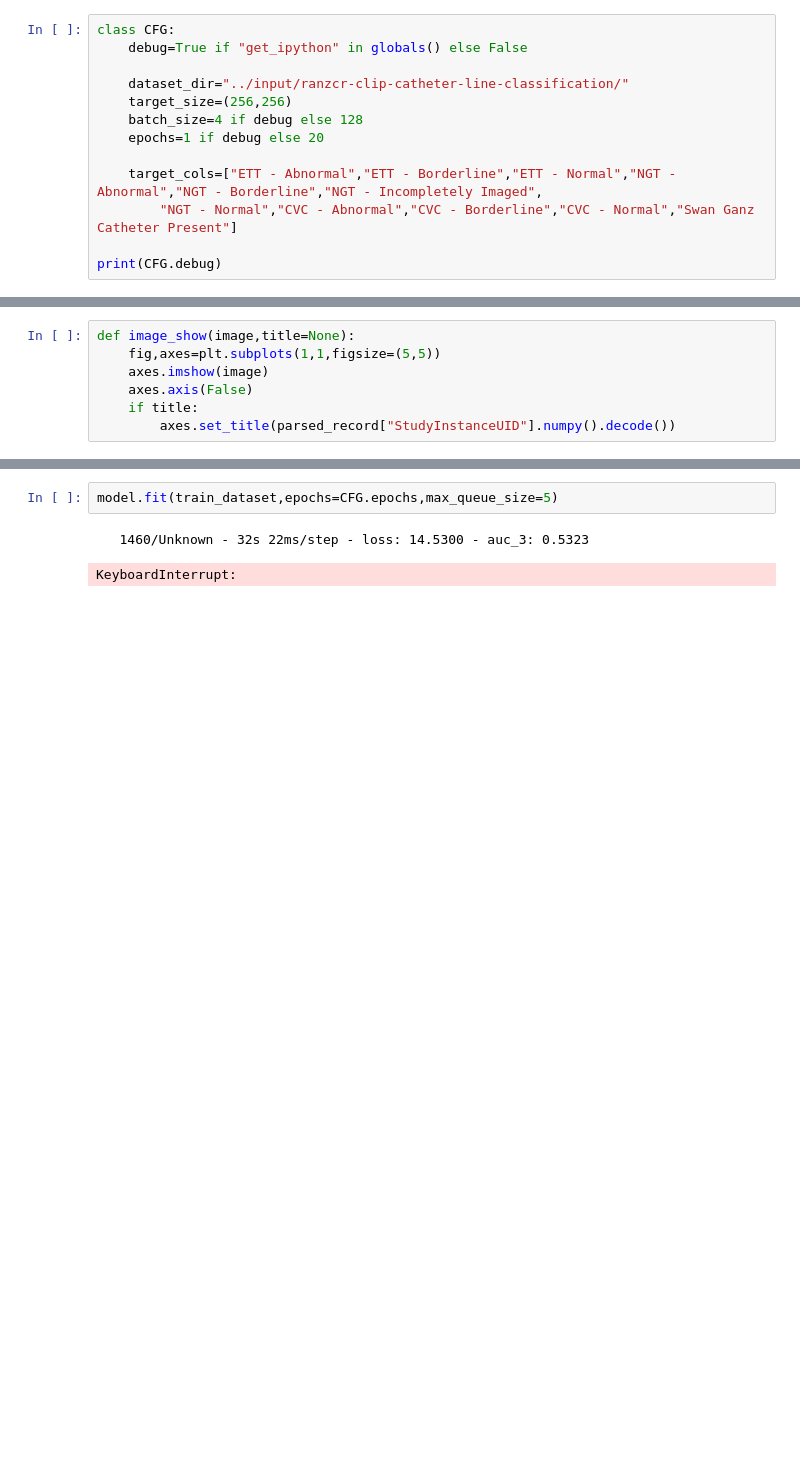
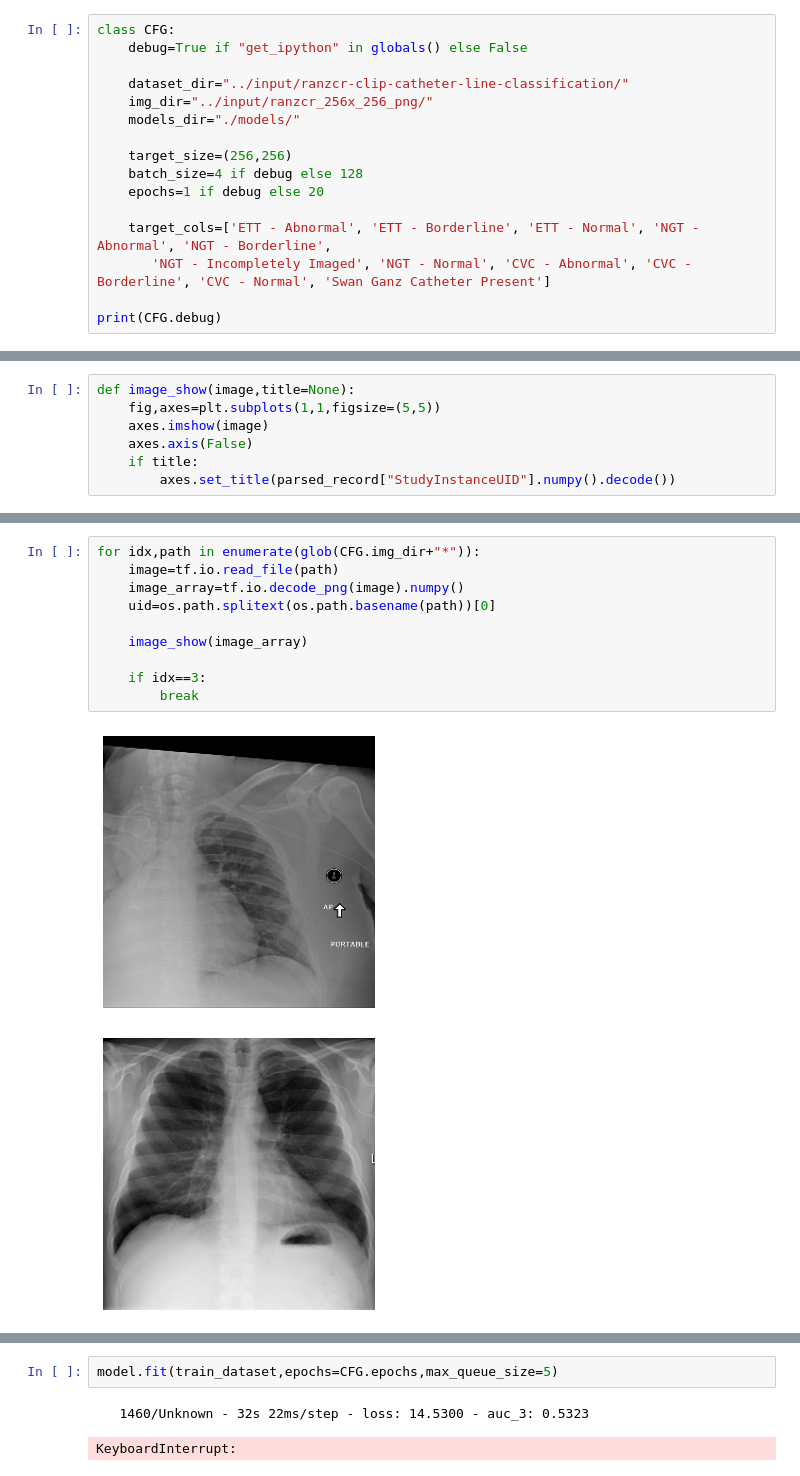
Before and after one commit to Hokoku/catheter, a Jupyter notebook: tfrecords_learn.ipynb, the cells around one changed output, grey strips where cells are left out. Cells and saved outputs as stored; diff of their text form; blank space fills up the shorter version.

```diff
--- a/tfrecords_learn.ipynb
+++ b/tfrecords_learn.ipynb
@@ -15,12 +18,15 @@ class CFG:
     debug=True if "get_ipython" in globals() else False
 
     dataset_dir="../input/ranzcr-clip-catheter-line-classification/"
+    img_dir="../input/ranzcr_256x_256_png/"
+    models_dir="./models/"
+
     target_size=(256,256)
     batch_size=4 if debug else 128
     epochs=1 if debug else 20
 
-    target_cols=["ETT - Abnormal","ETT - Borderline","ETT - Normal","NGT - Abnormal","NGT - Borderline","NGT - Incompletely Imaged",
-        "NGT - Normal","CVC - Abnormal","CVC - Borderline","CVC - Normal","Swan Ganz Catheter Present"]
+    target_cols=['ETT - Abnormal', 'ETT - Borderline', 'ETT - Normal', 'NGT - Abnormal', 'NGT - Borderline',
+       'NGT - Incompletely Imaged', 'NGT - Normal', 'CVC - Abnormal', 'CVC - Borderline', 'CVC - Normal', 'Swan Ganz Catheter Present']
 
 print(CFG.debug)
 # %% [output]
@@ -93,0 +201,13 @@ def image_show(image,title=None):
+# %%
+for idx,path in enumerate(glob(CFG.img_dir+"*")):
+    image=tf.io.read_file(path)
+    image_array=tf.io.decode_png(image).numpy()
+    uid=os.path.splitext(os.path.basename(path))[0]
+
+    image_show(image_array)
+
+    if idx==3:
+        break
+# %% [output]
+[figure, added]
+[figure, added]
```
Also changed, not shown: parts of 11 cells of this notebook, 1 other file.
